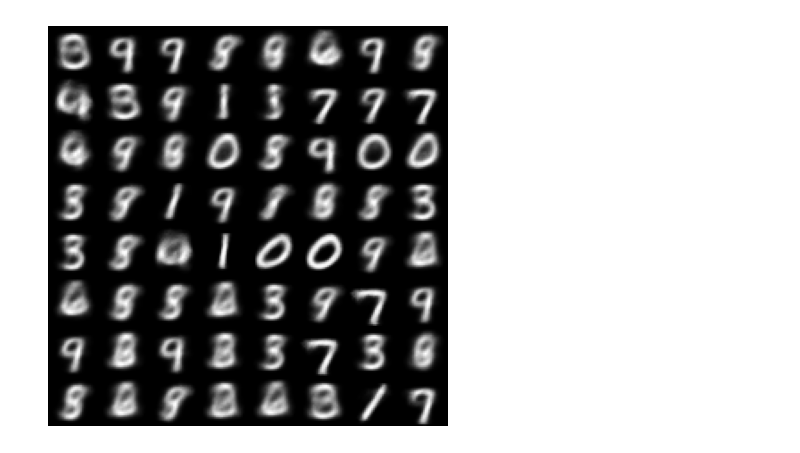
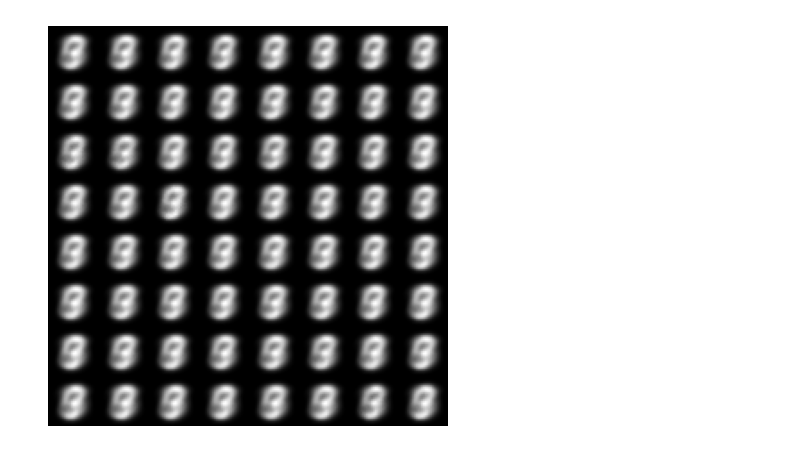
Before and after one commit to yourboijake/cv_selflearning, a Jupyter notebook: openvla/wk7-8/lyeoni_VAE.ipynb, the cells around one changed output. Cells and saved outputs as stored; diff of their text form; code cells hidden in the pictures.

```diff
--- a/openvla/wk7-8/lyeoni_VAE.ipynb
+++ b/openvla/wk7-8/lyeoni_VAE.ipynb
@@ -26,6 +26,8 @@ test_loader = torch.utils.data.DataLoader(dataset=test_dataset, batch_size=bs, s
 class VAE(nn.Module):
   def __init__(self, x_dim, h_dim1, h_dim2, z_dim):
     super(VAE, self).__init__()
+
+    self.z_dim = z_dim
 
     # encoder part
     self.fc1 = nn.Linear(x_dim, h_dim1)
@@ -58,8 +60,10 @@ class VAE(nn.Module):
     return self.decoder(z), mu, log_var
 
 # build model
-vae = VAE(x_dim=784, h_dim1= 512, h_dim2=256, z_dim=2)
+vae = VAE(x_dim=784, h_dim1= 256, h_dim2=128, z_dim=4)
 if torch.cuda.is_available():
   vae.cuda()
 if torch.xpu.is_available():
   vae.xpu()
+
+print('total parameters: ', sum([p.numel() for p in vae.parameters()]))
@@ -66,11 +72,11 @@ if torch.xpu.is_available():
 # %%
-def view_samples(vae):
+def view_samples(vae, z_dim=2):
   with torch.no_grad():
-    z = torch.randn(64, 2).xpu()#.cuda()
-    sample = vae.decoder(z)#.cuda()
+    z = torch.randn(64, z_dim).xpu()
+    sample = vae.decoder(z)
     sample = sample.view(-1, 28, 28).cpu()
+
   img_list = torch.unbind(sample, dim=0)
-
   num_rows = 8
   num_cols = 8
   fig, axes = plt.subplots(num_rows, num_cols, figsize=(num_cols/2, num_rows/2)) # Adjust figsize as needed
@@ -85,4 +91,4 @@ def view_samples(vae):
         # If you have fewer images than subplots, turn off empty axes
         axes[i, j].axis('off')
   plt.tight_layout(pad=0) # Adjust subplot parameters for a tight layout
-  plt.show() # Display the plot
+  plt.show() # Display the plot"
@@ -106,17 +117,16 @@ def train(epoch):
     optimizer.zero_grad()
 
     recon_batch, mu, log_var = vae(data)
-    BCE, KLD = loss_function(recon_batch, data, mu, log_var, scale_BCE=0.1)
+    BCE, KLD = loss_function(recon_batch, data, mu, log_var, scale_KLD=50.0)
     loss = BCE + KLD
 
     loss.backward()
     train_loss += loss.item()
     optimizer.step()
 
-    if batch_idx % 100 == 0:
+    if batch_idx % 200 == 0:
       print(
-        f'''Train Epoch: {epoch} [{batch_idx}/{len(data)}]
-        Loss: {loss.item()/len(data):.4f}, BCE Loss: {BCE.item()/len(data):.4f}, KLD Loss: {KLD.item()/len(data):.4f}''')
+        f'''Train Epoch: {epoch} [{batch_idx}/{len(data)}] Loss: {loss.item()/len(data):.4f}, BCE Loss: {BCE.item()/len(data):.4f}, KLD Loss: {KLD.item()/len(data):.4f}''')
   print('====> Epoch: {} Average loss: {:.4f}'.format(epoch, train_loss / len(train_loader.dataset)))
 # %%
 def test():
@@ -137,5 +147,5 @@ def test():
 for epoch in range(1, 10):
   train(epoch)
   test()
-  view_samples(vae)
+view_samples(vae, 4)
 # %% [output]
@@ -156,4 +169,4 @@ Train Epoch: 1 [500/100]
-[figure, old version]
+[figure, new version]
 # %%
 with torch.no_grad():
   z = torch.randn(64, 2)#.cuda()
```
Also changed, not shown: parts of 12 cells of this notebook, 2 other files.
